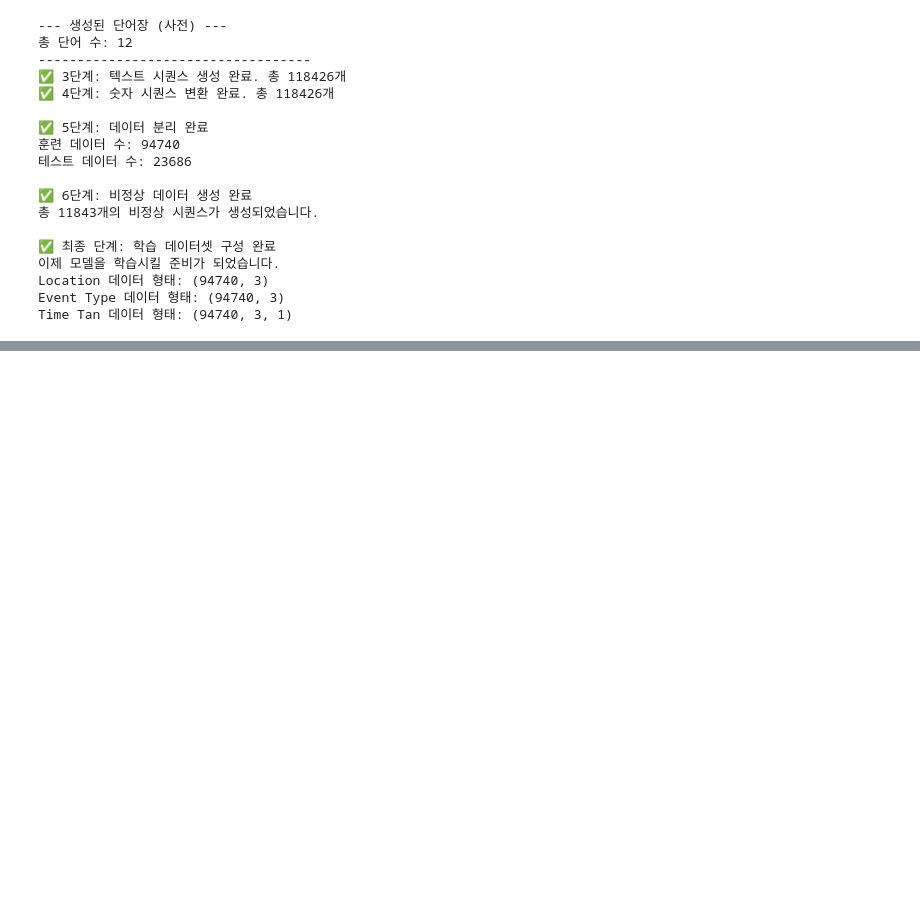
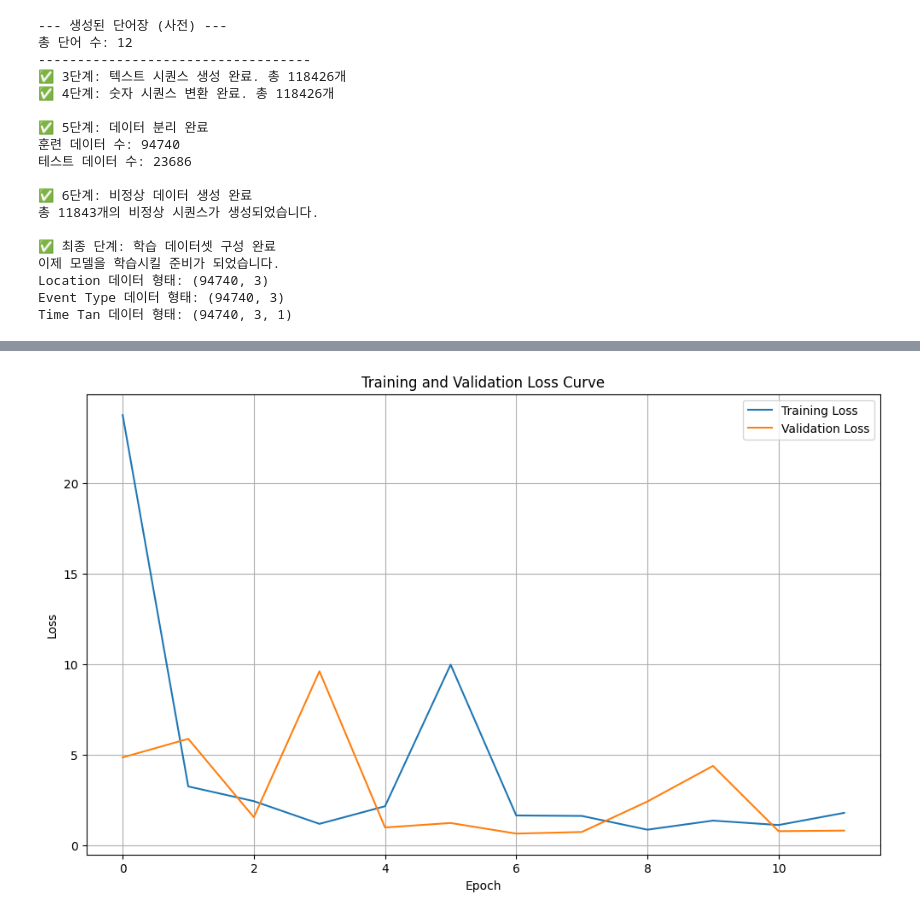
Before and after one commit to nang5587/KDT-AI-model, a Jupyter notebook: preprocessing/sliding_window.ipynb, the cells around one changed output, grey strips where cells are left out. Cells and saved outputs as stored; diff of their text form; code cells hidden in the pictures; blank space fills up the shorter version.

```diff
--- a/preprocessing/sliding_window.ipynb
+++ b/preprocessing/sliding_window.ipynb
@@ -436,0 +527,19 @@ weighted avg       0.83      0.79      0.78     23686
+# %%
+# model.fit()이 끝난 직후, 'history' 객체를 사용하여 실행
+history_df = pd.DataFrame(history.history)
+
+# Keras 3.x 에서는 loss 이름이 다를 수 있음 (예: 'loss', 'output_location_loss' 등)
+# history.history.keys()를 출력해서 정확한 키 이름을 확인하세요.
+# 여기서는 'loss'와 'val_loss'를 기본으로 가정합니다.
+
+plt.figure(figsize=(12, 7))
+plt.plot(history_df['loss'], label='Training Loss')
+plt.plot(history_df['val_loss'], label='Validation Loss')
+plt.title('Training and Validation Loss Curve')
+plt.xlabel('Epoch')
+plt.ylabel('Loss')
+plt.legend()
+plt.grid(True)
+plt.show()
+# %% [output]
+[figure, added]
```
Also changed, not shown: parts of 6 cells of this notebook.
